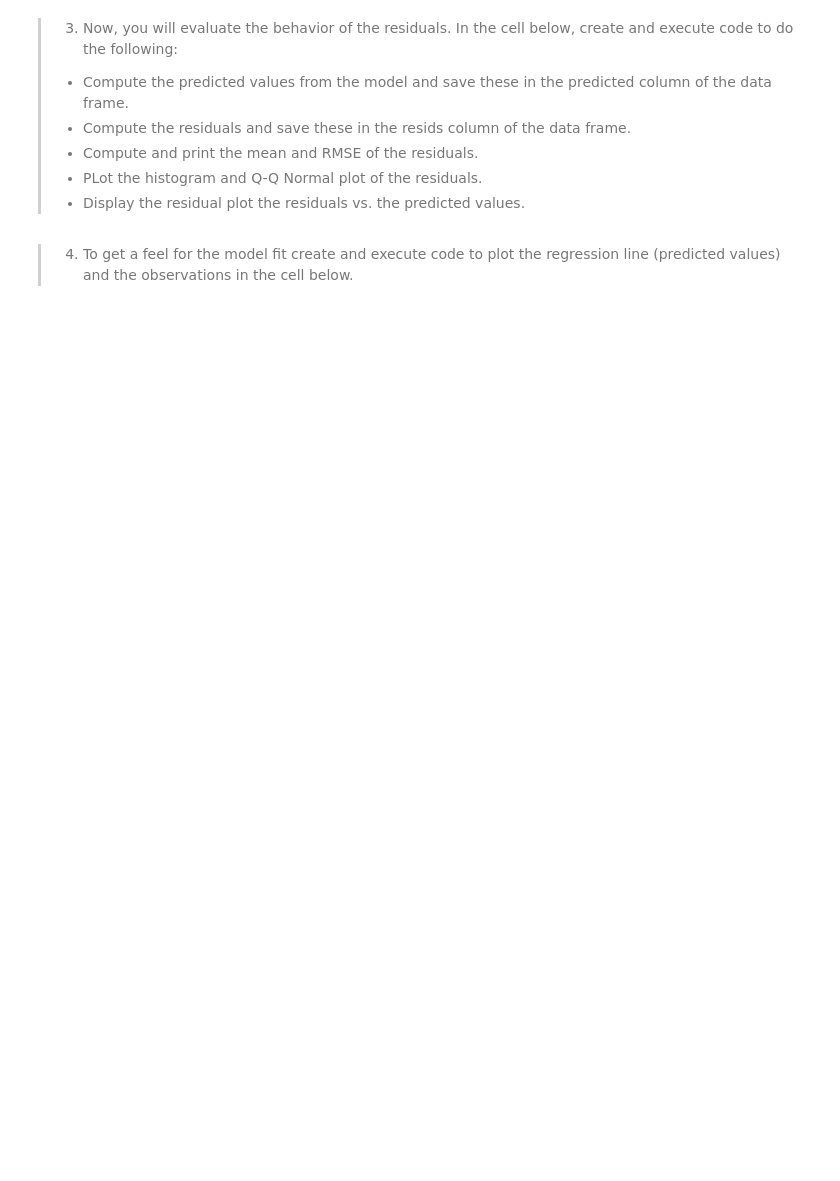
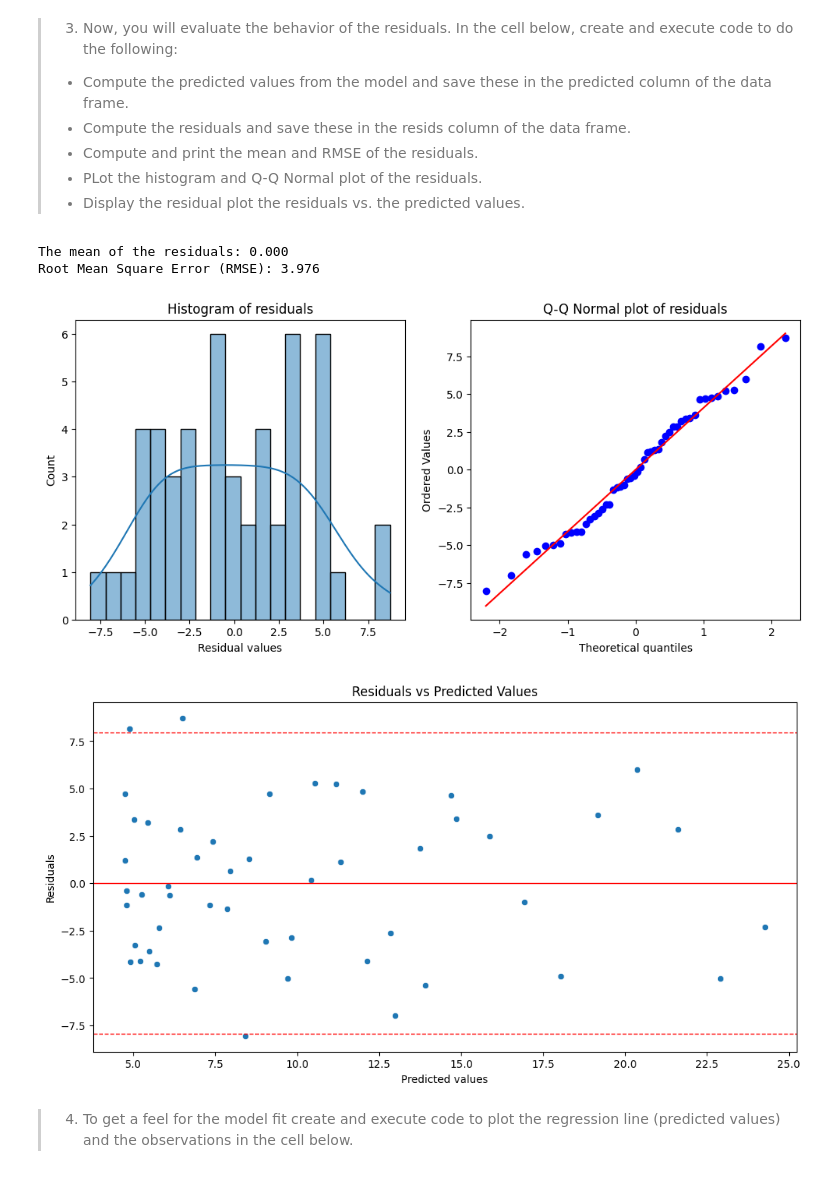
Before and after one commit to StephenElston/CSCI-E-83, a Jupyter notebook: Notebooks/19_Chapter19_LinearModels.ipynb, the cells around one changed output. Drawn from its saved outputs; the diff is of its cells as text; code cells hidden in the pictures; blank space fills up the shorter version.

```diff
--- a/Notebooks/19_Chapter19_LinearModels.ipynb
+++ b/Notebooks/19_Chapter19_LinearModels.ipynb
@@ -630,0 +850,6 @@ In this case, we take advantage of the fact that `statsmodels.formula.api` model
+# %%
+# Define the polynomial regression model and fit it to the data
+ols_model_poly = smf.ols(formula='y ~ x + I(x**2)', data=sim_data_poly).fit()
+
+# Print the summary of the model
+print(ols_model_poly.summary())
@@ -640,2 +881,23 @@ In this case, we take advantage of the fact that `statsmodels.formula.api` model
+# %%
+# Compute the predicted values and residuals
+sim_data_poly['predicted_poly'] = ols_model_poly.predict(sim_data_poly['x'])
+sim_data_poly['resids_poly'] = sim_data_poly['y'] - sim_data_poly['predicted_poly']
+
+# Compute the mean and RMSE of the residuals
+mean_resids = np.mean(sim_data_poly['resids_poly'])
+rmse_resids = np.sqrt(np.mean(np.square(sim_data_poly['resids_poly'])))
+print(f"The mean of the residuals: {mean_resids:.3f}")
+print(f"Root Mean Square Error (RMSE): {rmse_resids:.3f}")
+
+# Plot histogram and Q-Q plot for residuals
+plot_resid_dist(sim_data_poly['resids_poly'])
+
+# Plot residuals vs predicted values
+residual_plot(sim_data_poly, predicted='predicted_poly', residuals='resids_poly')
+# %% [output]
+The mean of the residuals: 0.000
+Root Mean Square Error (RMSE): 3.976
+[figure, added]
+[figure, added]
 # %% [markdown]
 > 4. To get a feel for the model fit create and execute code to plot the regression line (predicted values) and the observations in the cell below.
```
Also changed, not shown: parts of 36 cells of this notebook.
